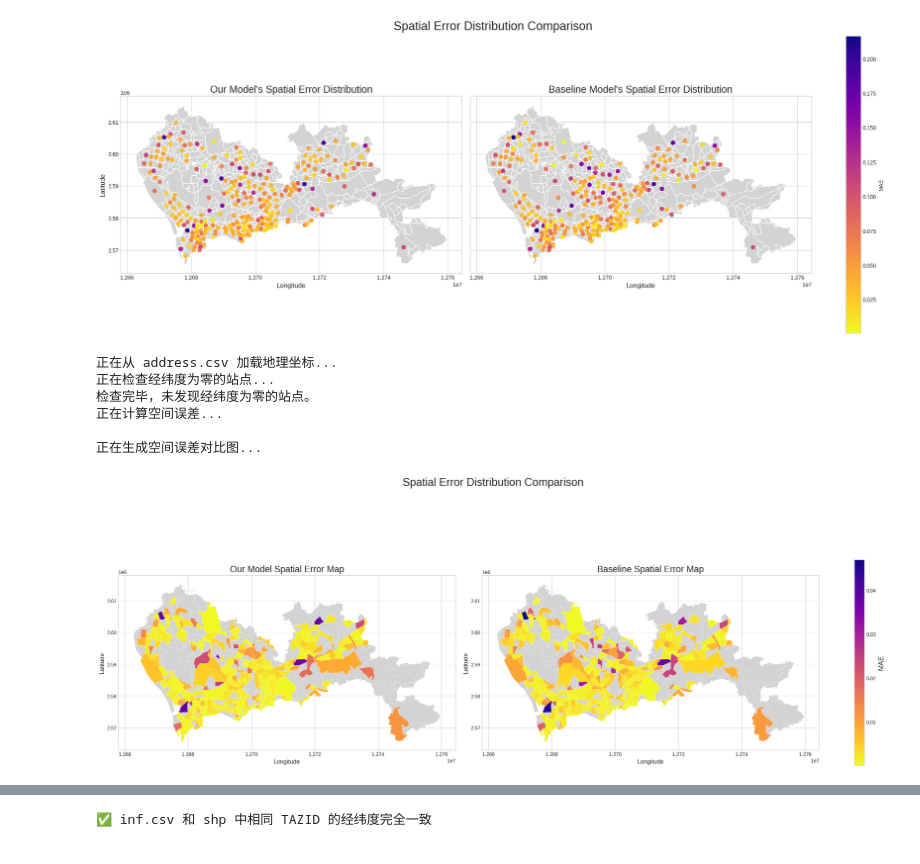
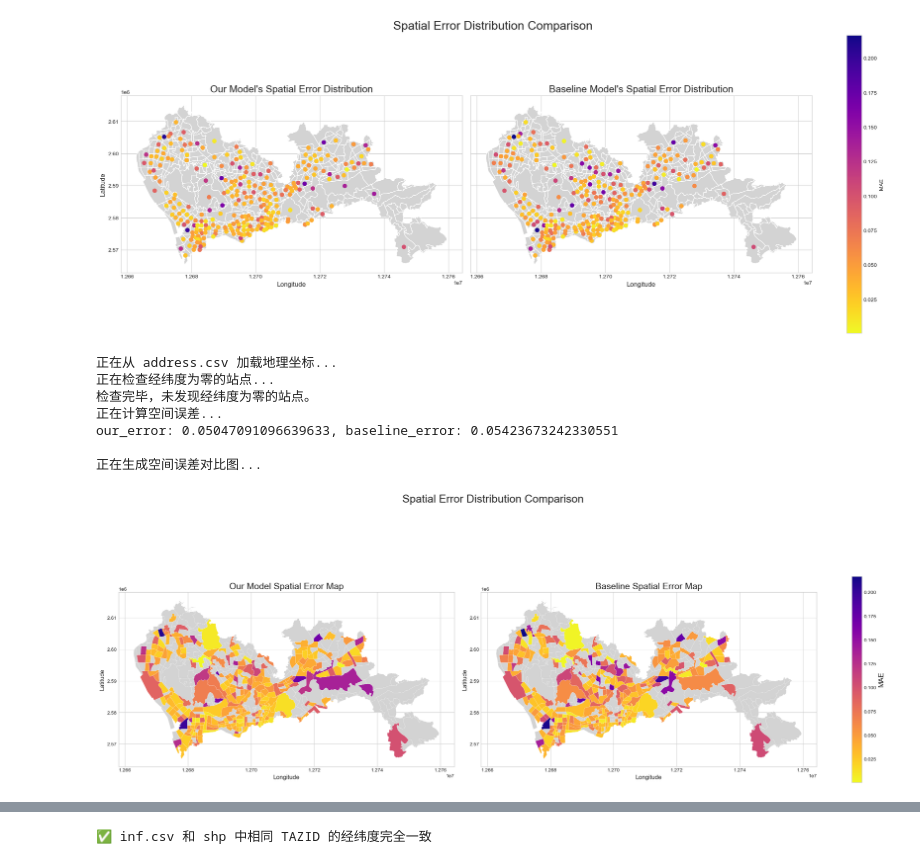
Before and after one commit to ZJU-Andy-Lau/STDM, a Jupyter notebook: draw_new.ipynb, the cells around one changed output, grey strips where cells are left out. Drawn from its saved outputs; the diff is of its cells as text; code cells hidden in the pictures.

```diff
--- a/draw_new.ipynb
+++ b/draw_new.ipynb
@@ -155,9 +157,9 @@ def dm_test(e1, e2, h=12, crit="MAD"):
     return dm_stat, p_value
 # %%
 
-model_predictions = np.load("results/pred_20251103_185026_best_val.npy")
+model_predictions = np.load("results/pred_20251109_104152_best_val.npy")
 ground_truths = np.load("results/ground_truths.npy")
-model_samples = np.load("results/samples_20251103_185026_best_val.npy")
+model_samples = np.load("results/samples_20251109_104152_best_val.npy")
 baseline_predictions = np.load("urbanev/TimeXer_predictions.npy")
 baseline_predictions = np.concatenate([baseline_predictions[:, :, -1:], baseline_predictions], axis=-1)[:, :, :-1]
 baseline_predictions = baseline_predictions[:model_predictions.shape[0]]
@@ -218,8 +220,8 @@ def restore_sampler_order(data, num_replicas):
     # data[206:412] -> restored_data[1::2]
     # 这完全符合预期。
 # %%
-model_predictions=restore_sampler_order(model_predictions, 2)
-model_samples=restore_sampler_order(model_samples,2)
+# model_predictions=restore_sampler_order(model_predictions, 2)
+# model_samples=restore_sampler_order(model_samples,2)
 # %% [output]
 加载数据 shape: (412, 12, 275)
 总样本数: 412, GPU数量: 2
@@ -791,33 +777,35 @@ try:
     if not zero_coord_stations.empty:
         print("警告: 发现以下站点的经纬度为零或无效:")
         print(zero_coord_stations)
     else:
         print("检查完毕，未发现经纬度为零的站点。")
 
     # 从DataFrame中提取经纬度列，并转换为numpy数组
     node_locations = address_df[['longitude', 'latitude']].values
 
 except FileNotFoundError as e:
     print(f"错误: 找不到数据文件 {e.filename}。请确保所有需要的.npy和.csv文件都存在。")
     # exit()
 
 # --- 计算每个模型的空间误差 ---
 print("正在计算空间误差...")
-our_error = calculate_spatial_error(ground_truths, model_predictions,'mse')
-baseline_error = calculate_spatial_error(ground_truths, baseline_predictions,'mse')
+our_error = calculate_spatial_error(ground_truths, model_predictions,'rmse')
+baseline_error = calculate_spatial_error(ground_truths, baseline_predictions,'rmse')
+print(f"our_error: {our_error.mean()}, baseline_error: {baseline_error.mean()}")
 
 # --- 调用绘图函数 ---
 print("\n正在生成空间误差对比图...")
 plot_error_maps_with_shp_filled(
     shp=shp,
     our_model_error=our_error,
     baseline_error=baseline_error
 )
 # %% [output]
 正在从 address.csv 加载地理坐标...
 正在检查经纬度为零的站点...
 检查完毕，未发现经纬度为零的站点。
 正在计算空间误差...
+our_error: 0.05047091096639633, baseline_error: 0.05423673242330551
 
 正在生成空间误差对比图...
-[figure, old version]
+[figure, new version]
```
Also changed, not shown: parts of 21 cells of this notebook, 2 other files.
